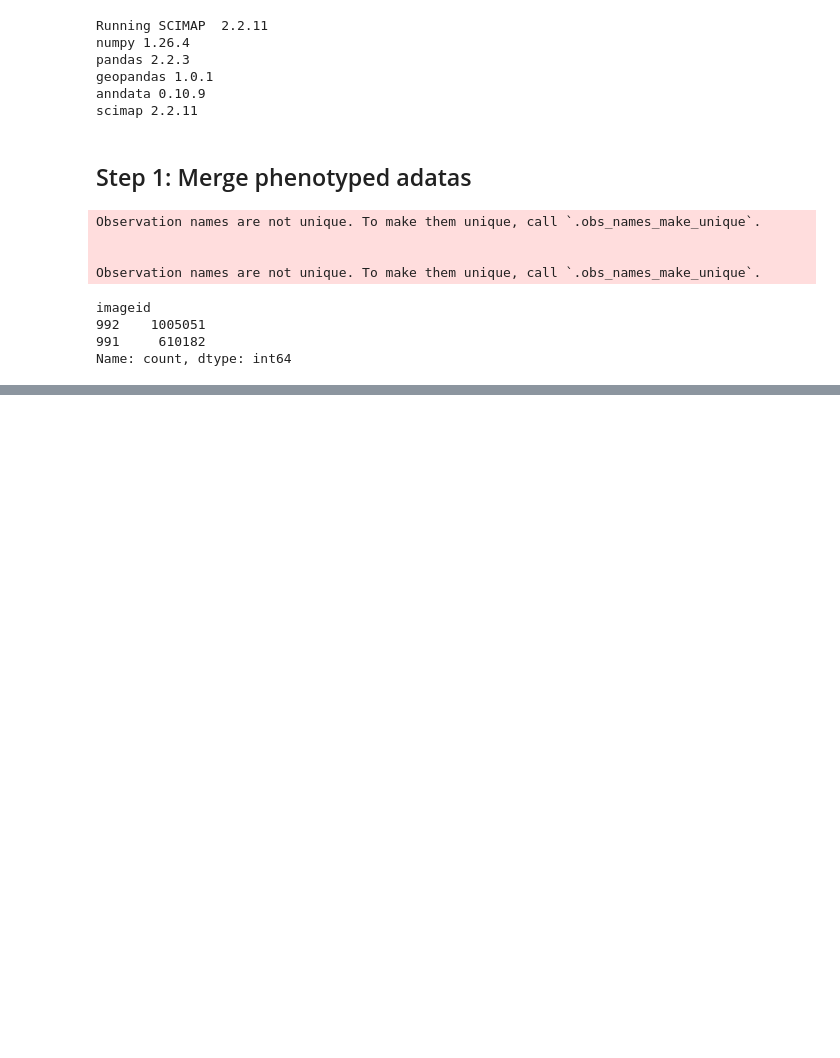
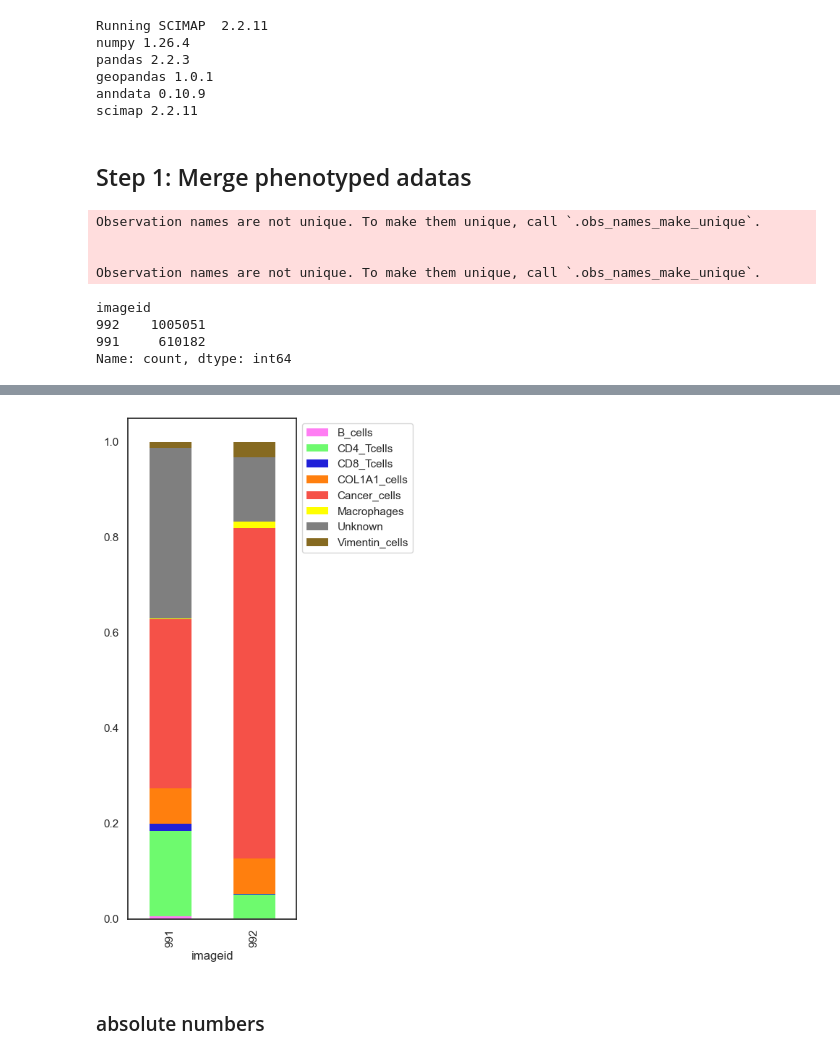
Before and after one commit to josenimo/P26_DA, a Jupyter notebook: nbs/3_compare_991_992_phenotypes.ipynb, the cells around one changed output, grey strips where cells are left out. Saved outputs shown, nothing was run; the diff lists cells and outputs as text; code cells hidden in the pictures; blank space fills up the shorter version.

Commit message:
analysis of phenotypes done

```diff
--- a/nbs/3_compare_991_992_phenotypes.ipynb
+++ b/nbs/3_compare_991_992_phenotypes.ipynb
@@ -225,0 +83,2 @@ sm.pl.heatmap(
+# %%
+adata = ad.read_h5ad("../data/perSample/991_992/1_spatial_LDA/20250303_1654_1_spatial_LDA_adata.h5ad")
@@ -225,0 +94,6 @@ sm.pl.heatmap(
+# %%
+x_axis='imageid'
+y_axis='phenotype'
+
+data = pd.DataFrame(adata.obs)[[x_axis, y_axis]].astype(str)
+data.head()
@@ -225,0 +127,6 @@ sm.pl.heatmap(
+# %%
+# load colors
+import json
+with open("../assets/pheno_colors.json") as f:
+    pheno_colors = json.load(f)
+pheno_colors
@@ -225,0 +142,11 @@ sm.pl.heatmap(
+# %%
+fig,ax = plt.subplots()
+fig.set_size_inches(3, 9)
+pivot_df.plot.bar(color=pheno_colors, stacked=True, ax=ax, edgecolor='none')
+plt.legend(bbox_to_anchor=(1,1))
+export_figure(fig, "../figures/phenotype_bar_plot/", suffix="pheno_bar_relative")
+plt.show()
+# %% [output]
+[figure, added]
+# %% [markdown]
+### absolute numbers
```
Also changed, not shown: parts of 77 cells of this notebook, 36 other files.
